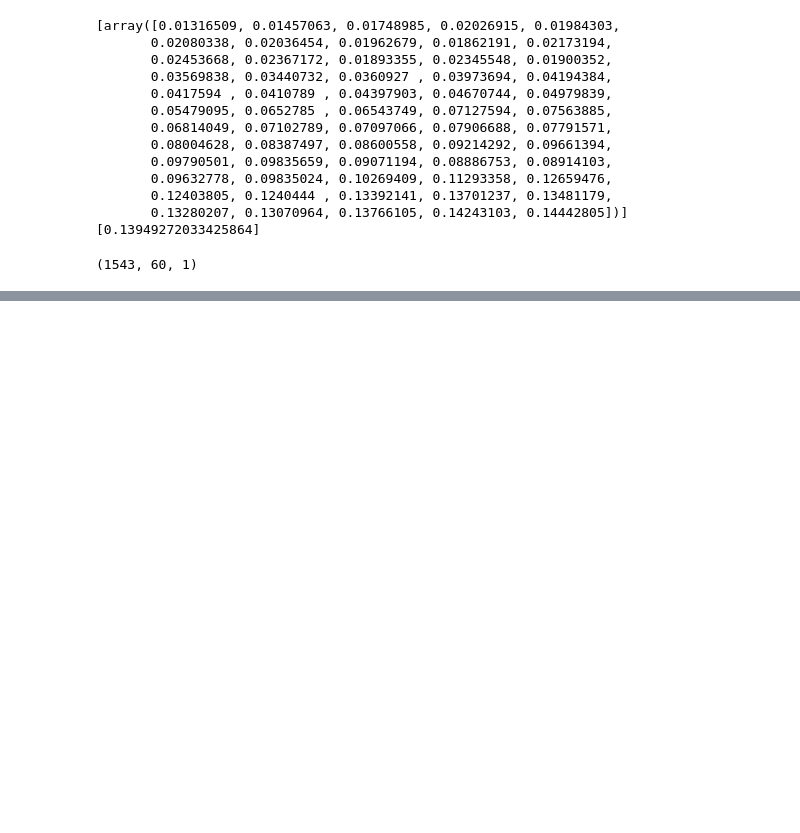
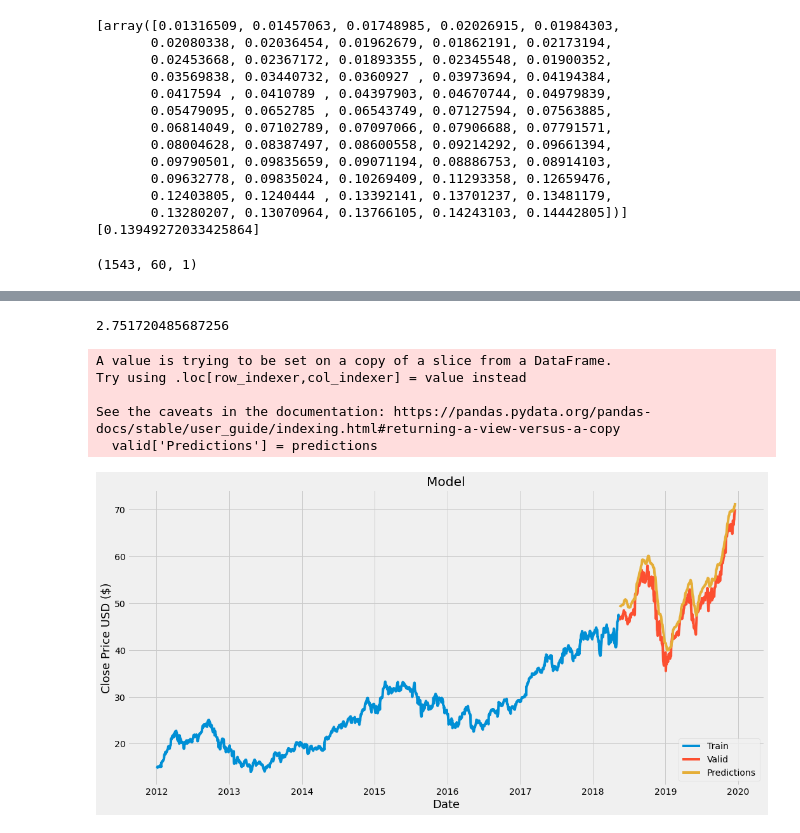
Before and after one commit to jungjae01eng/Machine_Learning_Youtube, a Jupyter notebook: Project04_Stock_Price_Prediction.ipynb, the cells around one changed output, grey strips where cells are left out. Drawn from its saved outputs; the diff is of its cells as text; code cells hidden in the pictures; blank space fills up the shorter version.

```diff
--- a/Project04_Stock_Price_Prediction.ipynb
+++ b/Project04_Stock_Price_Prediction.ipynb
@@ -136,0 +150,23 @@ SyntaxError: positional argument follows keyword argument (1909751572.py, line 3
+# %%
+# Create the testing data set
+# Create a new array containg scaled values from index 1543 to 2003
+test_data = scaled_data[training_data_len - 60: , :]
+
+# Create the data sets x_test and y_test
+x_test = []
+y_test = dataset[training_data_len:, :]
+
+for i in range(60, len(test_data)):
+    x_test.append(test_data[i-60:i, 0])
+# %%
+# Convert the data to a numpy array
+x_test = np.array(x_test)
+# %%
+# Reshape the data: This set is two dimentional, and we should have three dimentional shape
+x_test = np.reshape(x_test, (x_test.shape[0], x_test.shape[1], 1))  # (number of rows, columns(time steps), number
+                                                                    # of feature steps
+# %%
+# Get the models predicted price values
+# We want predictions data to containt the same value as the y_test set
+predictions = model.predict(x_test)
+predictions = scaler.inverse_transform(predictions)
@@ -136,0 +175,6 @@ SyntaxError: positional argument follows keyword argument (1909751572.py, line 3
+# %%
+# Get the root mean squared error (RMSE)
+rmse = np.sqrt( np.mean( predictions - y_test )**2 )
+rmse
+# %% [output]
+2.751720485687256
@@ -136,0 +183,22 @@ SyntaxError: positional argument follows keyword argument (1909751572.py, line 3
+# %%
+# Plot the data
+train = data[:training_data_len]
+valid = data[training_data_len:]
+valid['Predictions'] = predictions
+
+# Visualize the data
+plt.figure(figsize=(16,8))
+plt.title('Model')
+plt.xlabel('Date', fontsize=18)
+plt.ylabel('Close Price USD ($)', fontsize=18)
+plt.plot(train['Close'])
+plt.plot(valid[['Close', 'Predictions']])
+plt.legend(['Train', 'Valid', 'Predictions'], loc='lower right')
+plt.show()
+# %% [output]
+A value is trying to be set on a copy of a slice from a DataFrame.
+Try using .loc[row_indexer,col_indexer] = value instead
+
+See the caveats in the documentation: https://pandas.pydata.org/pandas-docs/stable/user_guide/indexing.html#returning-a-view-versus-a-copy
+  valid['Predictions'] = predictions
+[figure, added]
```
Also changed, not shown: parts of 10 cells of this notebook.
